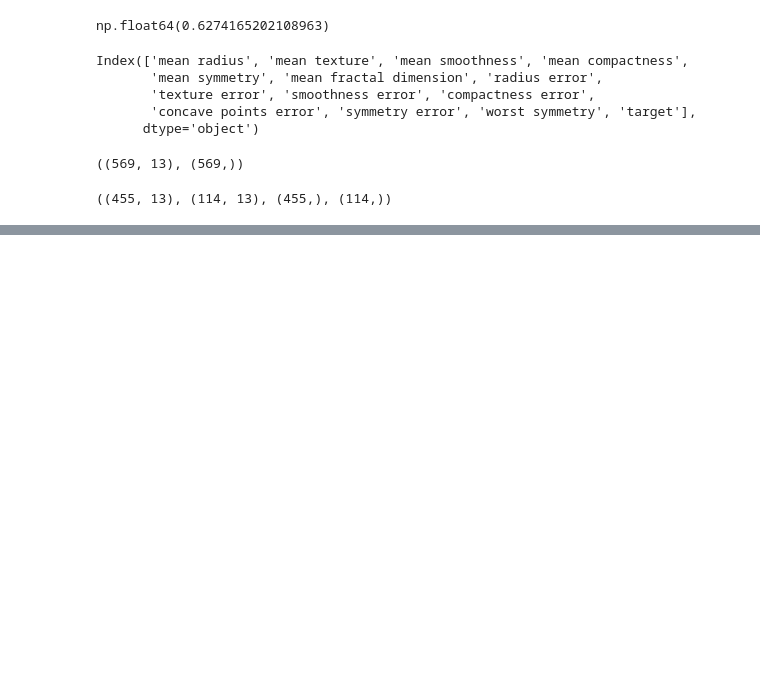
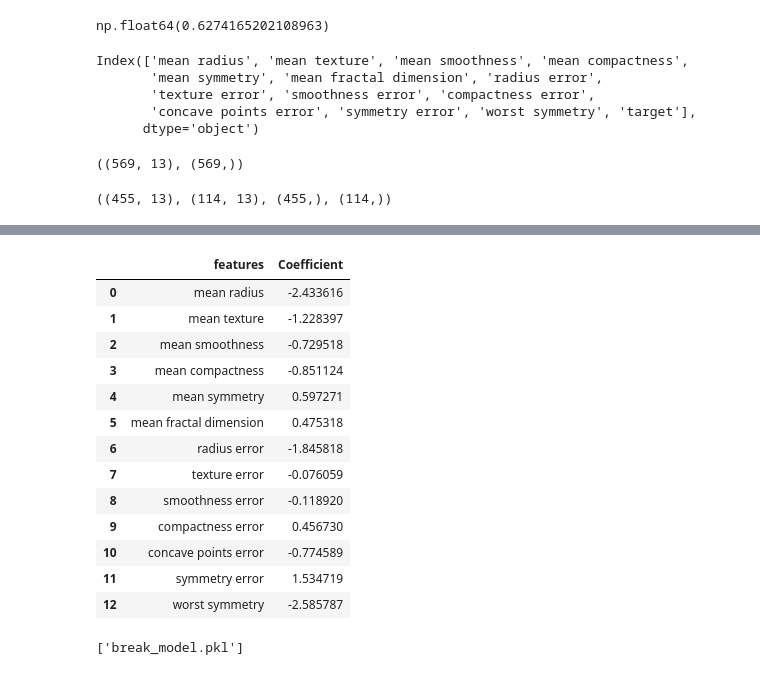
Before and after one commit to henorch/breast_cancer, a Jupyter notebook: breast_cancer.ipynb, the cells around one changed output, grey strips where cells are left out. Saved outputs shown, nothing was run; the diff lists cells and outputs as text; code cells hidden in the pictures; blank space fills up the shorter version.

Commit message:
solving importance features

```diff
--- a/breast_cancer.ipynb
+++ b/breast_cancer.ipynb
@@ -208,0 +265,22 @@ model = make_pipeline(
+# %%
+#dropping the coeff to DataFrame with importance features
+imp_featur = pd.DataFrame({
+    "features": features,
+    "Coefficient": coef
+}).sort_values(ascending=False)
+imp_featur
+# %% [output]
+|  | features | Coefficient |
+| 0 | mean radius | -2.433616 |
+| 1 | mean texture | -1.228397 |
+| 2 | mean smoothness | -0.729518 |
+| 3 | mean compactness | -0.851124 |
+| 4 | mean symmetry | 0.597271 |
+| 5 | mean fractal dimension | 0.475318 |
+| 6 | radius error | -1.845818 |
+| 7 | texture error | -0.076059 |
+| 8 | smoothness error | -0.118920 |
+| 9 | compactness error | 0.456730 |
+| 10 | concave points error | -0.774589 |
+| 11 | symmetry error | 1.534719 |
+| 12 | worst symmetry | -2.585787 |
@@ -208,0 +289,4 @@ model = make_pipeline(
+# %%
+joblib.dump(model, "break_model.pkl")
+# %% [output]
+['break_model.pkl']
```
Also changed, not shown: parts of 11 cells of this notebook.
